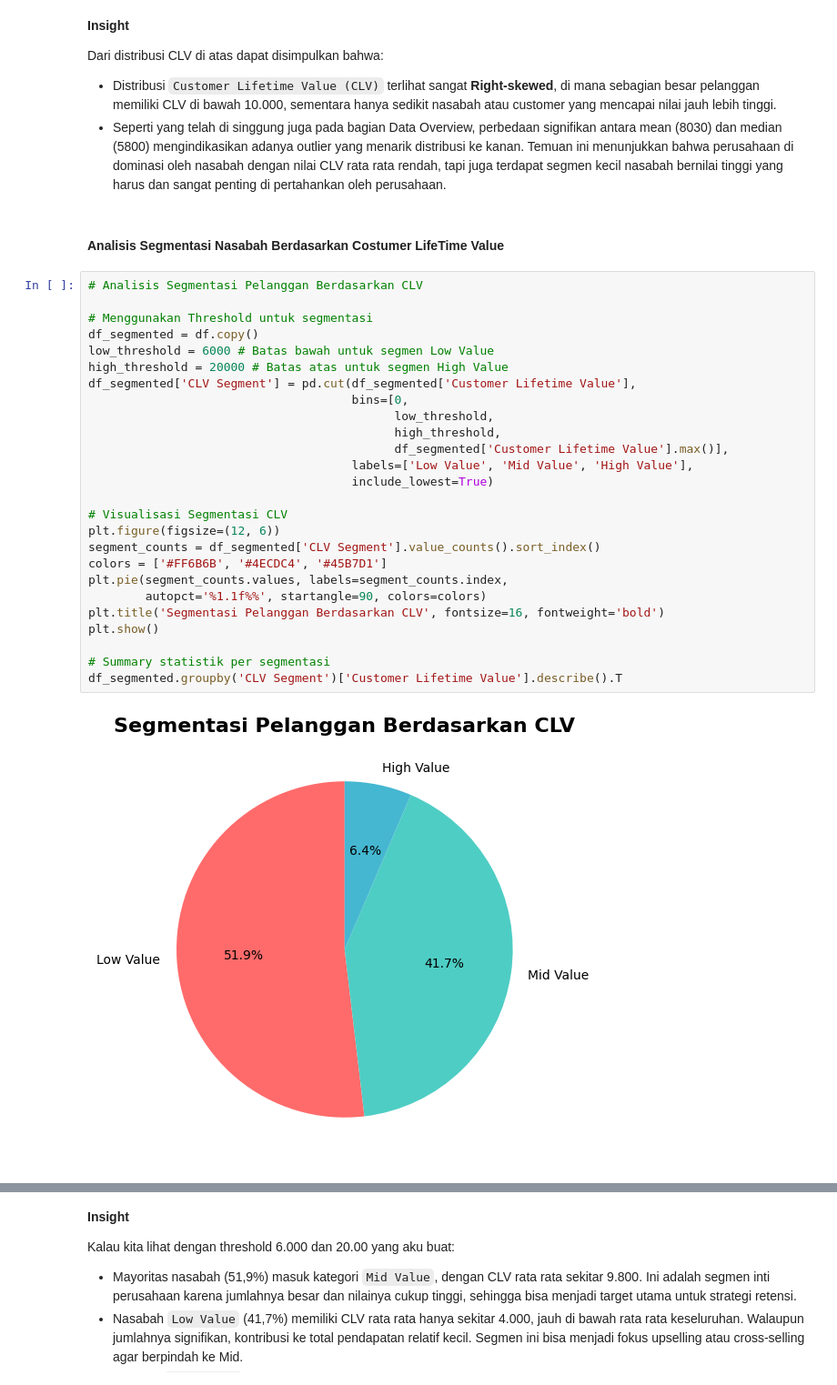
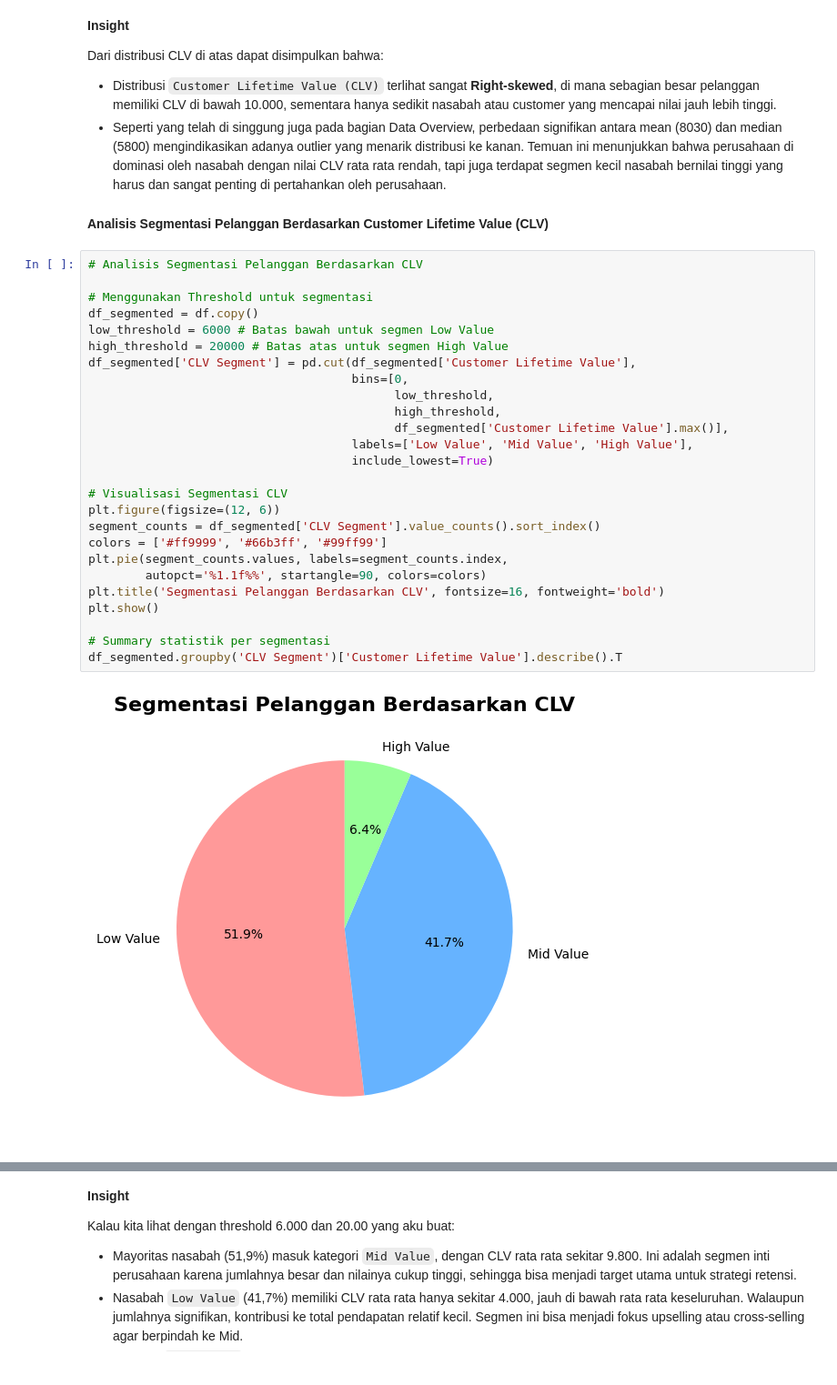
Before and after one commit to BagasNuryaman15/Capstone-2-SatriaDirgantaraN, a Jupyter notebook: Notebook.ipynb, the cells around one changed output, grey strips where cells are left out. Shown at 91% size. Drawn from its saved outputs; the diff is of its cells as text.

```diff
--- a/Notebook.ipynb
+++ b/Notebook.ipynb
@@ -204,36 +202,36 @@ plt.show()
 Dari distribusi CLV di atas dapat disimpulkan bahwa:
 - Distribusi `Customer Lifetime Value (CLV)` terlihat sangat **Right-skewed**, di mana sebagian besar pelanggan memiliki CLV di bawah 10.000, sementara hanya sedikit nasabah atau customer yang mencapai nilai jauh lebih tinggi.
 - Seperti yang telah di singgung juga pada bagian Data Overview, perbedaan signifikan antara mean (8030) dan median (5800) mengindikasikan adanya outlier yang menarik distribusi ke kanan. Temuan ini menunjukkan bahwa perusahaan di dominasi oleh nasabah dengan nilai CLV rata rata rendah, tapi juga terdapat segmen kecil nasabah bernilai tinggi yang harus dan sangat penting di pertahankan oleh perusahaan.
-# %% [markdown]
-#### **Analisis Segmentasi Nasabah Berdasarkan Costumer LifeTime Value**
+# %% [markdown]
+**Analisis Segmentasi Pelanggan Berdasarkan Customer Lifetime Value (CLV)**
 # %%
 # Analisis Segmentasi Pelanggan Berdasarkan CLV
 
 # Menggunakan Threshold untuk segmentasi
 df_segmented = df.copy()
 low_threshold = 6000 # Batas bawah untuk segmen Low Value
 high_threshold = 20000 # Batas atas untuk segmen High Value
 df_segmented['CLV Segment'] = pd.cut(df_segmented['Customer Lifetime Value'],
                                      bins=[0,
                                            low_threshold,
                                            high_threshold,
                                            df_segmented['Customer Lifetime Value'].max()],
                                      labels=['Low Value', 'Mid Value', 'High Value'],
                                      include_lowest=True)
 
 # Visualisasi Segmentasi CLV
 plt.figure(figsize=(12, 6))
 segment_counts = df_segmented['CLV Segment'].value_counts().sort_index()
-colors = ['#FF6B6B', '#4ECDC4', '#45B7D1']
+colors = ['#ff9999', '#66b3ff', '#99ff99']
 plt.pie(segment_counts.values, labels=segment_counts.index,
         autopct='%1.1f%%', startangle=90, colors=colors)
 plt.title('Segmentasi Pelanggan Berdasarkan CLV', fontsize=16, fontweight='bold')
 plt.show()
 
 # Summary statistik per segmentasi
 df_segmented.groupby('CLV Segment')['Customer Lifetime Value'].describe().T
 # %% [output]
-[figure, old version]
+[figure, new version]
 | CLV Segment | Low Value | Mid Value | High Value |
 | count | 2941.000000 | 2363.000000 | 365.000000 |
 | mean | 3987.711485 | 9889.470392 | 28560.769997 |
```
Also changed, not shown: parts of 37 cells of this notebook.
